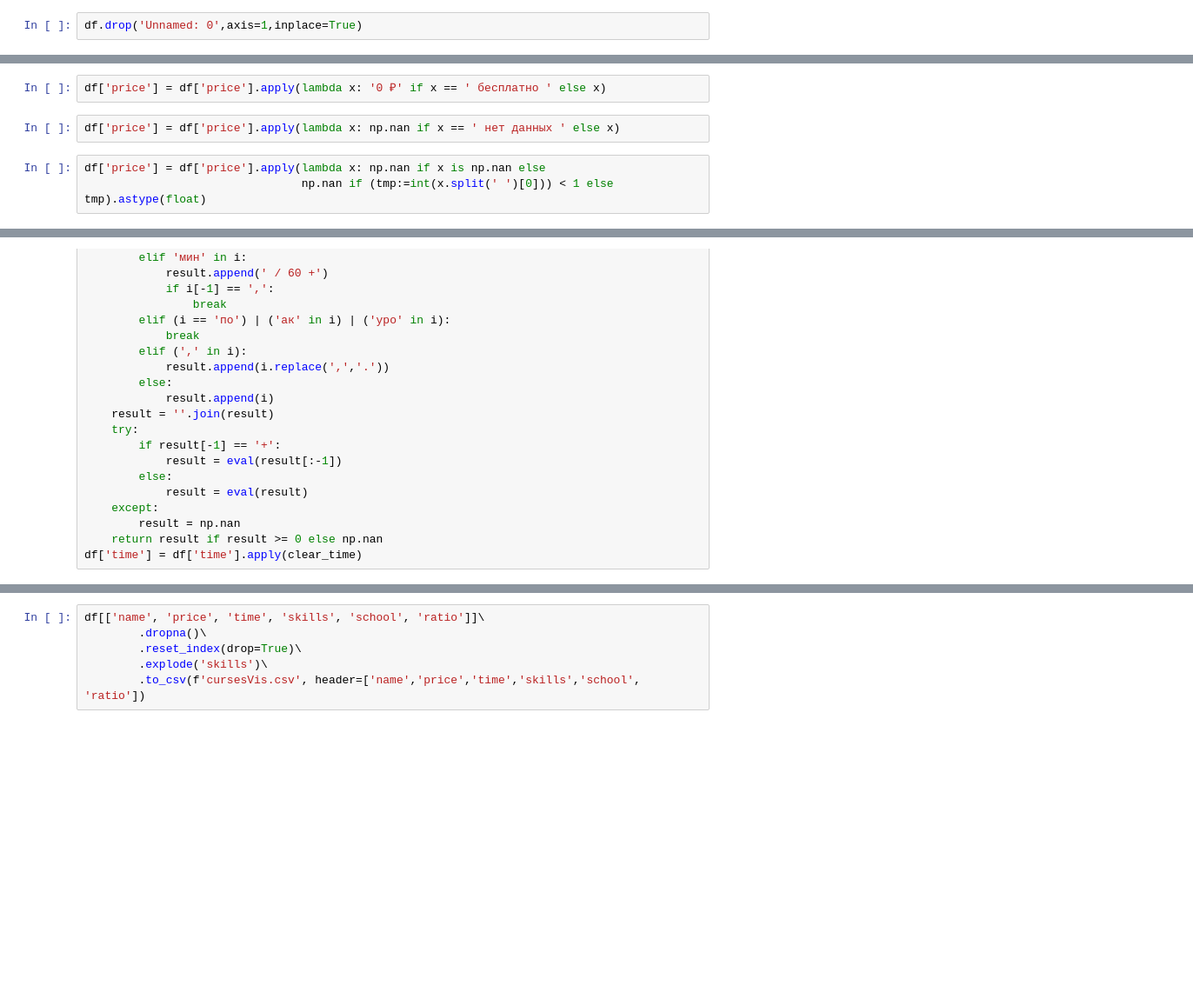
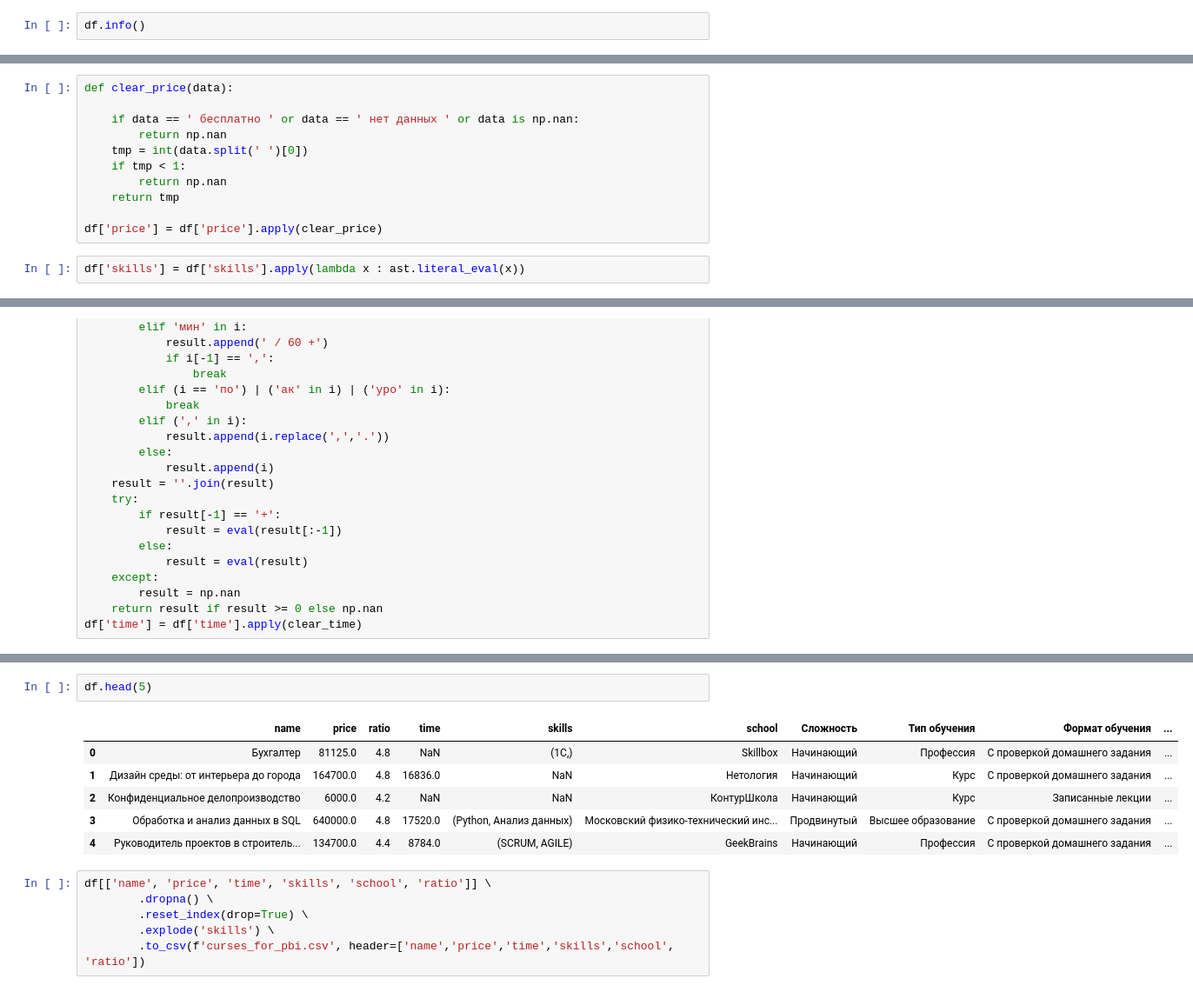
Before and after one commit to KopanevAnatoliy/TGU, a Jupyter notebook: Сбор данных/Обработка.ipynb, the cells around one changed output, grey strips where cells are left out. Shown at 87% size. Cells and saved outputs as stored; diff of their text form; blank space fills up the shorter version.

```diff
--- a/Сбор данных/Обработка.ipynb
+++ b/Сбор данных/Обработка.ipynb
@@ -10,2 +19,2 @@ df = pd.read_csv('curses.csv')
 # %%
-df.drop('Unnamed: 0',axis=1,inplace=True)
+df.info()
@@ -12,8 +41,14 @@ df.drop('Unnamed: 0',axis=1,inplace=True)
 # %%
-df['price'] = df['price'].apply(lambda x: '0 ₽' if x == ' бесплатно ' else x)
+def clear_price(data):
+
+    if data == ' бесплатно ' or data == ' нет данных ' or data is np.nan:
+        return np.nan
+    tmp = int(data.split(' ')[0])
+    if tmp < 1:
+        return np.nan
+    return tmp
+
+df['price'] = df['price'].apply(clear_price)
-# %%
-df['price'] = df['price'].apply(lambda x: np.nan if x == ' нет данных ' else x)
 # %%
-df['price'] = df['price'].apply(lambda x: np.nan if x is np.nan else
-                                np.nan if (tmp:=int(x.split(' ')[0])) < 1 else tmp).astype(float)
+df['skills'] = df['skills'].apply(lambda x : ast.literal_eval(x))
 # %%
@@ -141,7 +180,16 @@ def skills_transformation(data):
 df['skills'] = df['skills'].apply(skills_transformation)
+# %%
+df.head(5)
+# %% [output]
+|  | name | price | ratio | time | skills | school | Сложность | Тип обучения | Формат обучения | ... |
+| 0 | Бухгалтер | 81125.0 | 4.8 | NaN | (1C,) | Skillbox | Начинающий | Профессия | С проверкой домашнего задания | ... |
+| 1 | Дизайн среды: от интерьера до города | 164700.0 | 4.8 | 16836.0 | NaN | Нетология | Начинающий | Курс | С проверкой домашнего задания | ... |
+| 2 | Конфиденциальное делопроизводство | 6000.0 | 4.2 | NaN | NaN | КонтурШкола | Начинающий | Курс | Записанные лекции | ... |
+| 3 | Обработка и анализ данных в SQL | 640000.0 | 4.8 | 17520.0 | (Python, Анализ данных) | Московский физико-технический инс... | Продвинутый | Высшее образование | С проверкой домашнего задания | ... |
+| 4 | Руководитель проектов в строитель... | 134700.0 | 4.4 | 8784.0 | (SCRUM, AGILE) | GeekBrains | Начинающий | Профессия | С проверкой домашнего задания | ... |
 # %%
-df[['name', 'price', 'time', 'skills', 'school', 'ratio']]\
-        .dropna()\
-        .reset_index(drop=True)\
-        .explode('skills')\
-        .to_csv(f'cursesVis.csv', header=['name','price','time','skills','school', 'ratio'])
+df[['name', 'price', 'time', 'skills', 'school', 'ratio']] \
+        .dropna() \
+        .reset_index(drop=True) \
+        .explode('skills') \
+        .to_csv(f'curses_for_pbi.csv', header=['name','price','time','skills','school', 'ratio'])
```
Also changed, not shown: parts of 8 cells of this notebook, 7 other files.
